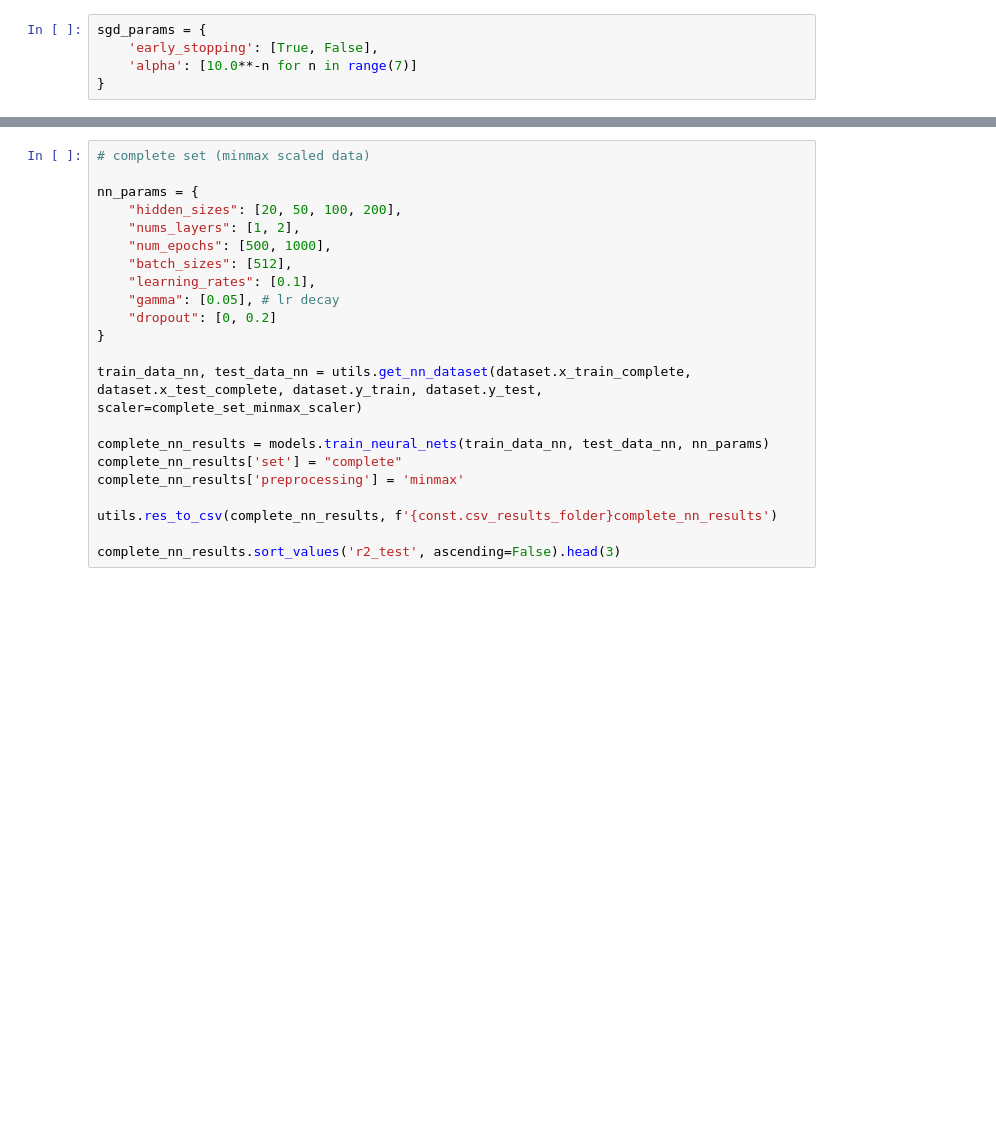
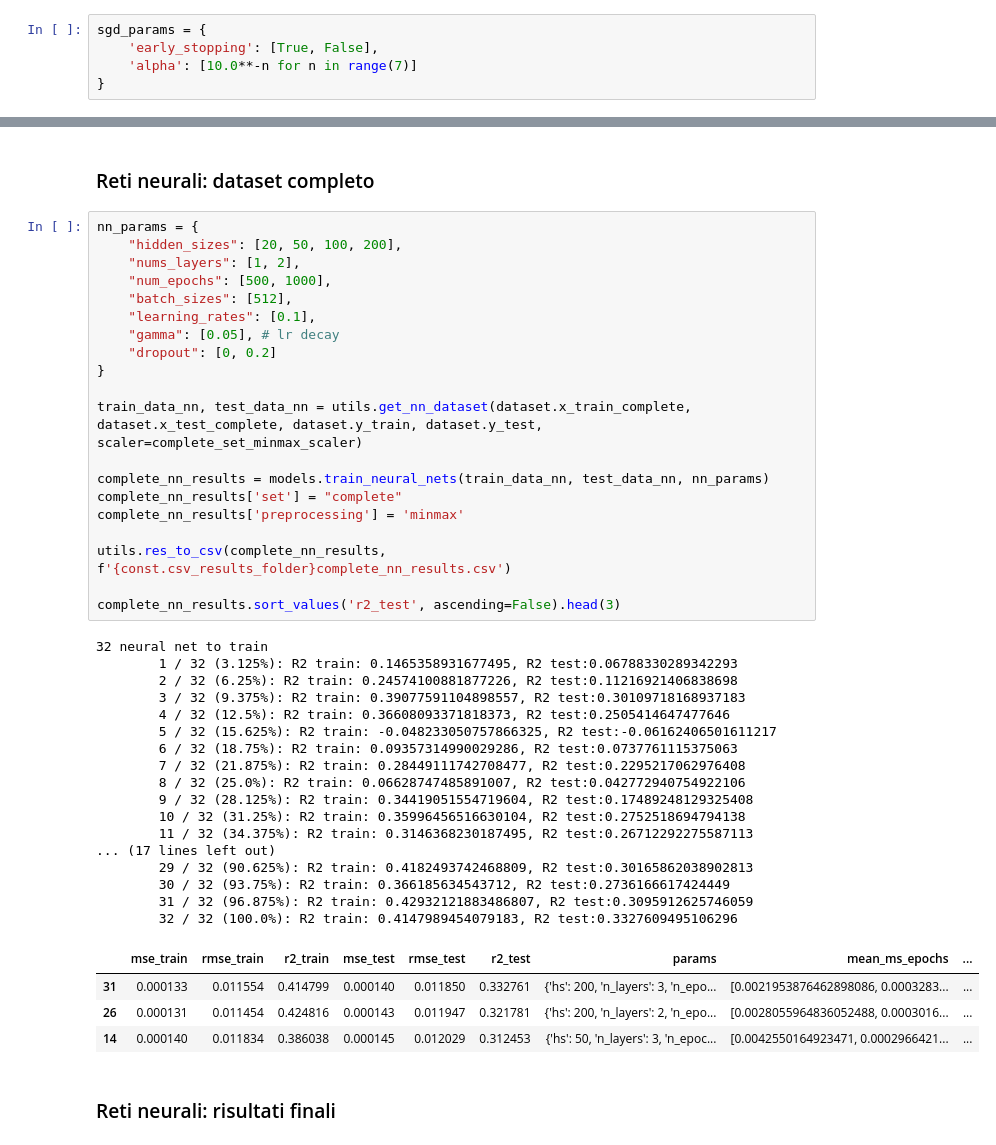
Before and after one commit to burububbu/context-aware-analysis, a Jupyter notebook: noise prediction analysis/models_analysis.ipynb, the cells around one changed output, grey strips where cells are left out. Drawn from its saved outputs; the diff is of its cells as text; blank space fills up the shorter version.

```diff
--- a/noise prediction analysis/models_analysis.ipynb
+++ b/noise prediction analysis/models_analysis.ipynb
@@ -164,25 +385,49 @@ sub_nn_results.sort_values('r2_test', ascending=False).head(3)
+# %% [markdown]
+### Reti neurali: dataset completo
 # %%
-# complete set (minmax scaled data)
-
 nn_params = {
     "hidden_sizes": [20, 50, 100, 200],
     "nums_layers": [1, 2],
     "num_epochs": [500, 1000],
     "batch_sizes": [512],
     "learning_rates": [0.1],
     "gamma": [0.05], # lr decay
     "dropout": [0, 0.2]
 }
 
 train_data_nn, test_data_nn = utils.get_nn_dataset(dataset.x_train_complete, dataset.x_test_complete, dataset.y_train, dataset.y_test, scaler=complete_set_minmax_scaler)
 
 complete_nn_results = models.train_neural_nets(train_data_nn, test_data_nn, nn_params)
 complete_nn_results['set'] = "complete"
 complete_nn_results['preprocessing'] = 'minmax'
 
-utils.res_to_csv(complete_nn_results, f'{const.csv_results_folder}complete_nn_results')
+utils.res_to_csv(complete_nn_results, f'{const.csv_results_folder}complete_nn_results.csv')
 
 complete_nn_results.sort_values('r2_test', ascending=False).head(3)
+# %% [output]
+32 neural net to train
+        1 / 32 (3.125%): R2 train: 0.1465358931677495, R2 test:0.06788330289342293
+        2 / 32 (6.25%): R2 train: 0.24574100881877226, R2 test:0.11216921406838698
+        3 / 32 (9.375%): R2 train: 0.39077591104898557, R2 test:0.30109718168937183
+        4 / 32 (12.5%): R2 train: 0.36608093371818373, R2 test:0.2505414647477646
+        5 / 32 (15.625%): R2 train: -0.048233050757866325, R2 test:-0.06162406501611217
+        6 / 32 (18.75%): R2 train: 0.09357314990029286, R2 test:0.0737761115375063
+        7 / 32 (21.875%): R2 train: 0.28449111742708477, R2 test:0.2295217062976408
+        8 / 32 (25.0%): R2 train: 0.06628747485891007, R2 test:0.042772940754922106
+        9 / 32 (28.125%): R2 train: 0.34419051554719604, R2 test:0.17489248129325408
+        10 / 32 (31.25%): R2 train: 0.35996456516630104, R2 test:0.2752518694794138
+        11 / 32 (34.375%): R2 train: 0.3146368230187495, R2 test:0.26712292275587113
+... (17 lines left out)
+        29 / 32 (90.625%): R2 train: 0.4182493742468809, R2 test:0.30165862038902813
+        30 / 32 (93.75%): R2 train: 0.366185634543712, R2 test:0.2736166617424449
+        31 / 32 (96.875%): R2 train: 0.42932121883486807, R2 test:0.3095912625746059
+        32 / 32 (100.0%): R2 train: 0.4147989454079183, R2 test:0.3327609495106296
+|  | mse_train | rmse_train | r2_train | mse_test | rmse_test | r2_test | params | mean_ms_epochs | ... |
+| 31 | 0.000133 | 0.011554 | 0.414799 | 0.000140 | 0.011850 | 0.332761 | {'hs': 200, 'n_layers': 3, 'n_epo... | [0.0021953876462898086, 0.0003283... | ... |
+| 26 | 0.000131 | 0.011454 | 0.424816 | 0.000143 | 0.011947 | 0.321781 | {'hs': 200, 'n_layers': 2, 'n_epo... | [0.0028055964836052488, 0.0003016... | ... |
+| 14 | 0.000140 | 0.011834 | 0.386038 | 0.000145 | 0.012029 | 0.312453 | {'hs': 50, 'n_layers': 3, 'n_epoc... | [0.0042550164923471, 0.0002966421... | ... |
+# %% [markdown]
+### Reti neurali: risultati finali
 # %%
 nn_results = base_nn_results.append([sub_nn_results, complete_nn_results]).sort_values('r2_test', ascending=False)
 nn_results['model'] = 'nn'
```
Also changed, not shown: parts of 47 cells of this notebook.
